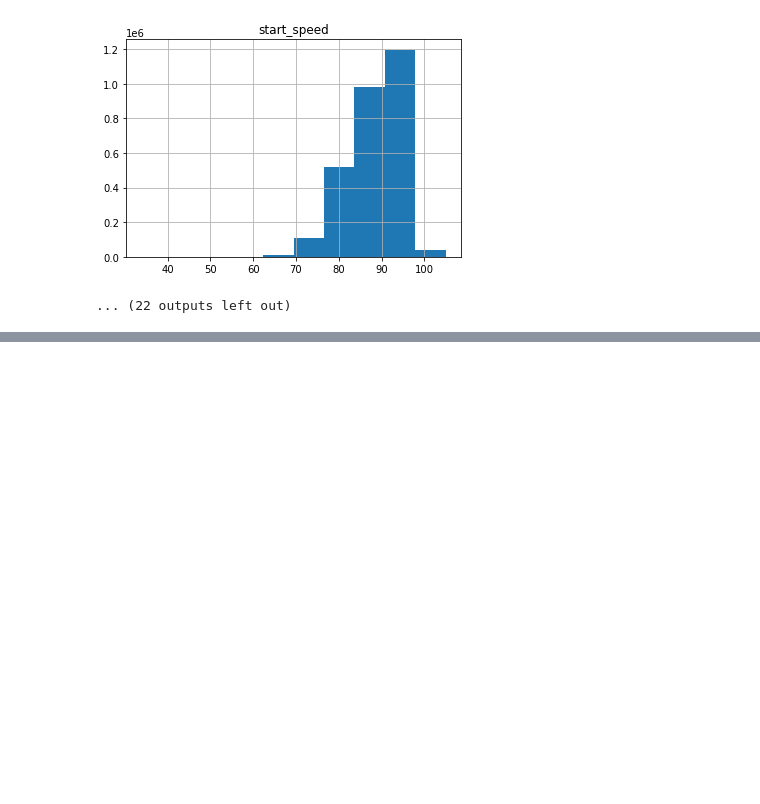
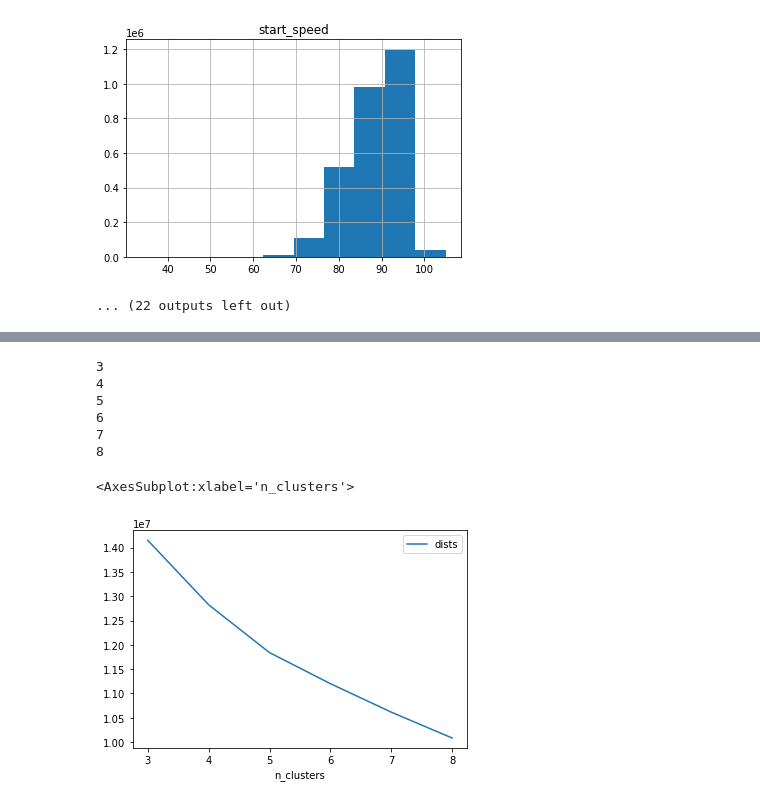
Before and after one commit to zsomborh/analyse_baseball_matches, a Jupyter notebook: Term_Proj_Coding_3_Baseball.ipynb, the cells around one changed output, grey strips where cells are left out. Drawn from its saved outputs; the diff is of its cells as text; code cells hidden in the pictures; blank space fills up the shorter version.

```diff
--- a/Term_Proj_Coding_3_Baseball.ipynb
+++ b/Term_Proj_Coding_3_Baseball.ipynb
@@ -304,0 +478,40 @@ from scipy.stats import pearsonr
+# %%
+tocluster = df[['start_speed','end_speed','spin_rate','pitch_num','outs','inning','b_count','s_count']]
+from sklearn import datasets
+from sklearn.preprocessing import scale
+from sklearn.cluster import KMeans
+from sklearn.decomposition import PCA
+import numpy as np
+from collections import Counter
+# %%
+# K-Means Clustering
+ # estimator = KMeans(init='k-means++', n_clusters=3)
+ # estimator.fit(scale(tocluster))
+ # print(estimator.labels_)
+
+
+# Centers into Dataframe
+ # centers = pd.DataFrame(estimator.cluster_centers_)
+ # centers.columns = tocluster.columns
+ # centers
+
+# Choose K
+dists = []
+for cluster_num in range(3,9):
+    print(cluster_num)
+    estimator = KMeans(init='k-means++', n_clusters=cluster_num)
+    estimator.fit(scale(tocluster))
+    dists.append(estimator.inertia_)
+# %% [output]
+3
+4
+5
+6
+7
+8
+# %%
+# Plot 2 check 4 Elbox point
+pd.DataFrame({'dists':dists, 'n_clusters':list(range(3,9))}).plot(x='n_clusters',y='dists')
+# %% [output]
+<AxesSubplot:xlabel='n_clusters'>
+[figure, added]
```
Also changed, not shown: parts of 32 cells of this notebook.
